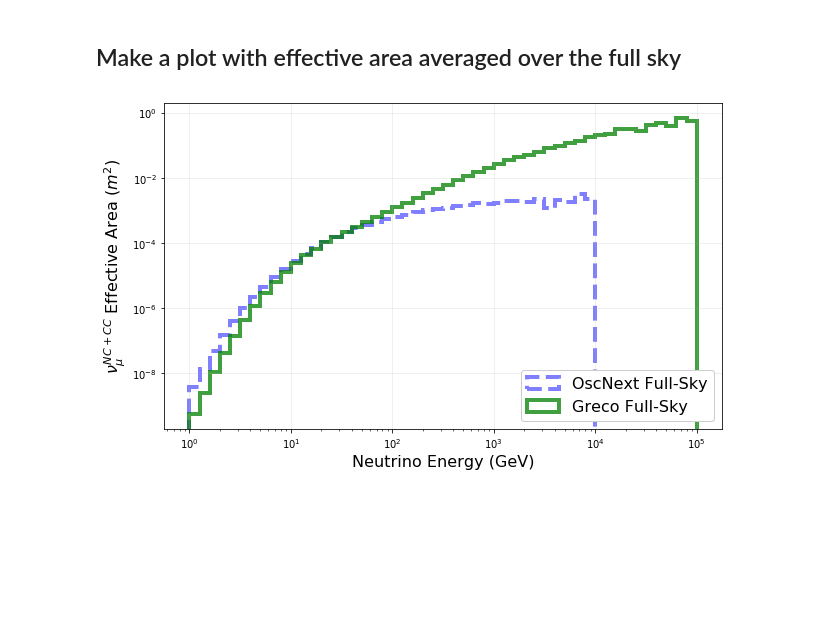
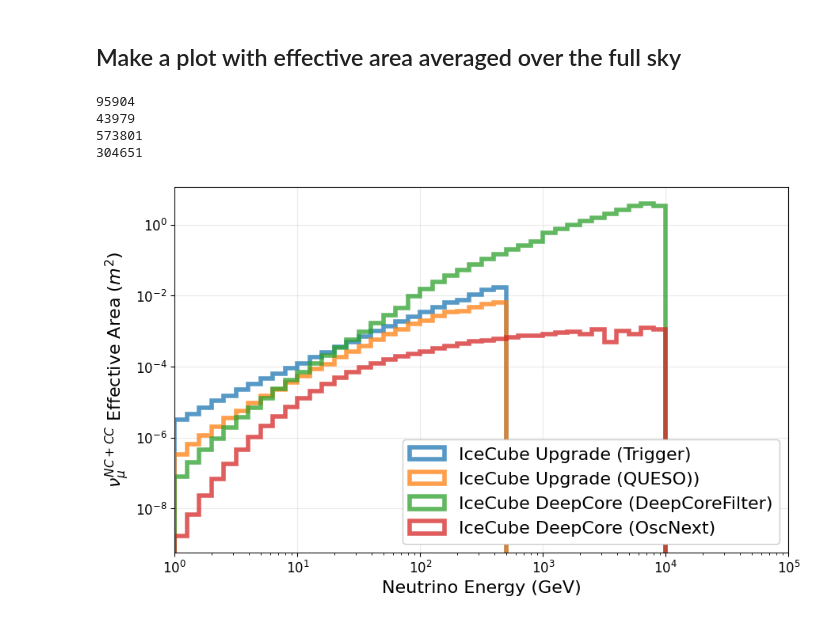
Before and after one commit to mjlarson/effective_area_example, a Jupyter notebook: aeff_plot.ipynb, the cells around one changed output. Cells and saved outputs as stored; diff of their text form; code cells hidden in the pictures; blank space fills up the shorter version.

```diff
--- a/aeff_plot.ipynb
+++ b/aeff_plot.ipynb
@@ -18,24 +20,26 @@ There's some specific factors that need to be included when plotting an effectiv
 # %%
 def make_aeff(ax, x,
               ebins = np.logspace(0, 5, 101),
-              dec_min = -np.pi/2.,
-              dec_max = np.pi/2.,
+              dec_range = [-np.pi/2, np.pi/2],
               **kwargs):
 
-    # Mask the events to the correct range of declinations and
-    # histogram the 'oneweight' values. This will give us a histogram
+    # Mask the events to the correct range of declinations or zeniths
+    (dec_min, dec_max) = dec_range
+    mask = (dec_min <= x['trueDec']) & (x['trueDec'] < dec_max)
+
+    # Histogram the 'oneweight' values. This will give us a histogram
     # in the same units as 'ow', which means we'll have `GeV cm2 sr`
     # after this step.
-    mask = (dec_min <= x['trueDec']) & (x['trueDec'] <= dec_max)
     h, b = np.histogram(x['trueE'][mask],
                         weights = x['ow'][mask],
                         bins=ebins)
+    print(mask.sum())
 
     # Now account for the phase space, which will reduce us from
     # `GeV cm2 sr` to `cm2`
     h /= np.diff(b)
     h /= 2*np.pi
-    h /= (np.sin(x['trueDec'].max()) - np.sin(x['trueDec'].min()))
+    h /= (np.sin(x['trueDec'][mask].max()) - np.sin(x['trueDec'][mask].min()))
 
     # And now we're finally at an effective area curve!
     # It's currently in cm^2. Convert it to m^2
@@ -57,38 +90,38 @@ greco = np.load("/data/ana/analyses/greco_online/version-002-p11/IC86_2012.numu_
+# %%
+datasets = {'IceCube Upgrade (Trigger)': load_upgrade_trigger(),
+            'IceCube Upgrade (QUESO))': load_queso(),
+            'IceCube DeepCore (DeepCoreFilter)': load_deepcore_filter(),
+            'IceCube DeepCore (OscNext)': load_oscnext()}
 # %% [markdown]
 ## Make a plot with effective area averaged over the full sky
 # %%
-# And now in declination bins...
+##################################################
+# Plot everything in "datasets" without extra cuts
+##################################################
+fig, ax = plt.subplots(figsize=(10,6))
 ebins = np.logspace(0, 5, 51)
-dec_bins = np.radians([-90, 90])
 
-fig, ax = plt.subplots(figsize=(10,6))
-make_aeff(ax, oscnext, ebins,
-          dec_min = -np.pi/2,
-          dec_max = np.pi/2,
-          histtype='step',
-          linewidth=4,
-          linestyle = 'dashed',
-          color='b',
-          alpha=0.5,
-          label='OscNext Full-Sky')
-
-make_aeff(ax, greco, ebins,
-          dec_min = -np.pi/2,
-          dec_max = np.pi/2,
-          histtype='step',
-          linewidth=4,
-          linestyle='solid',
-          color='g',
-          alpha=0.75,
-          label='Greco Full-Sky')
+for label, data in datasets.items():
+    make_aeff(ax, data, ebins,
+              histtype='step',
+              linewidth=4,
+              linestyle = 'solid',
+              alpha=0.75,
+              label=label)
 
 ax.grid(alpha=0.25)
+ax.set_xlim(ebins.min(), ebins.max())
 ax.set_xscale('log')
+ax.tick_params(labelsize=12)
 ax.set_yscale('log')
 ax.legend(loc='lower right', fontsize=16, framealpha = 1,)
 ax.set_xlabel("Neutrino Energy (GeV)", fontsize=16)
 ax.set_ylabel(r"$\nu_\mu^{NC+CC}$ Effective Area ($m^2$)", fontsize=16)
 fig.savefig("oscnext_greco_aeff.pdf")
 # %% [output]
+95904
+43979
+573801
+304651
-[figure, old version]
+[figure, new version]
 # %% [markdown]
```
Also changed, not shown: parts of 8 cells of this notebook, 9 other files.
